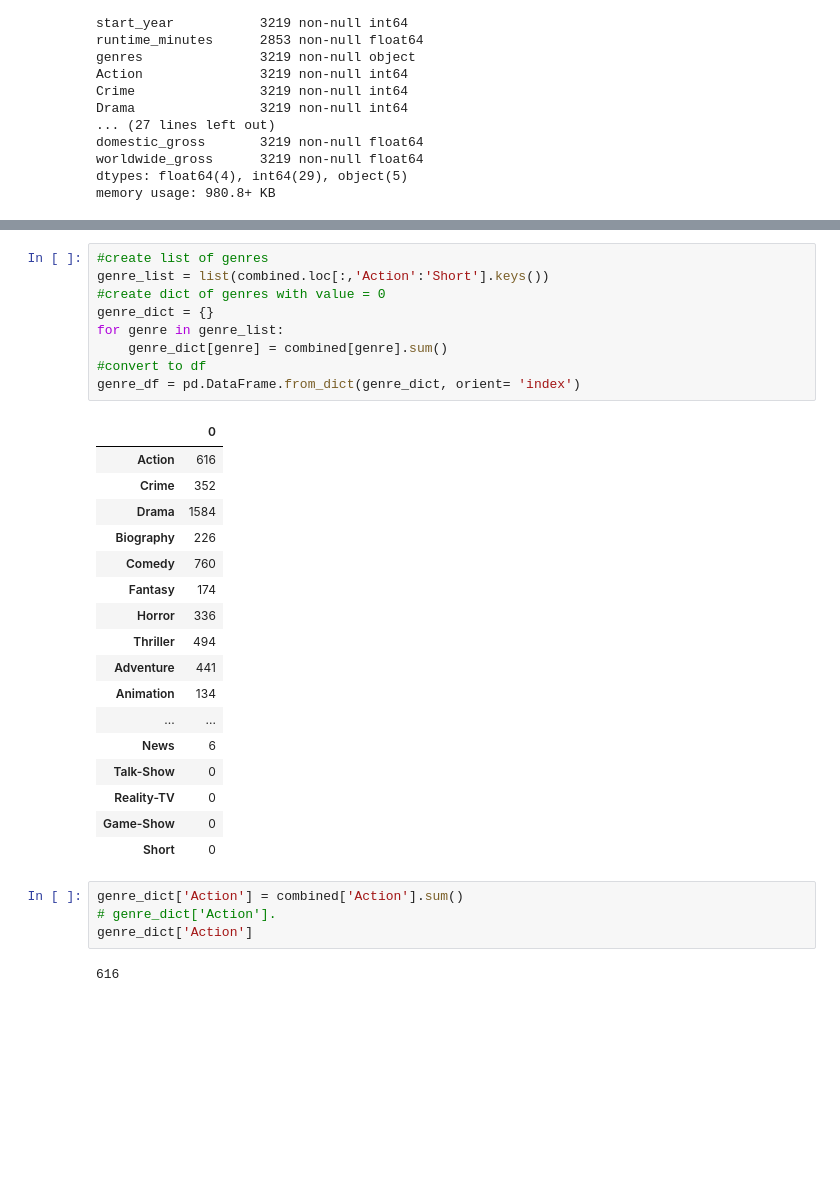
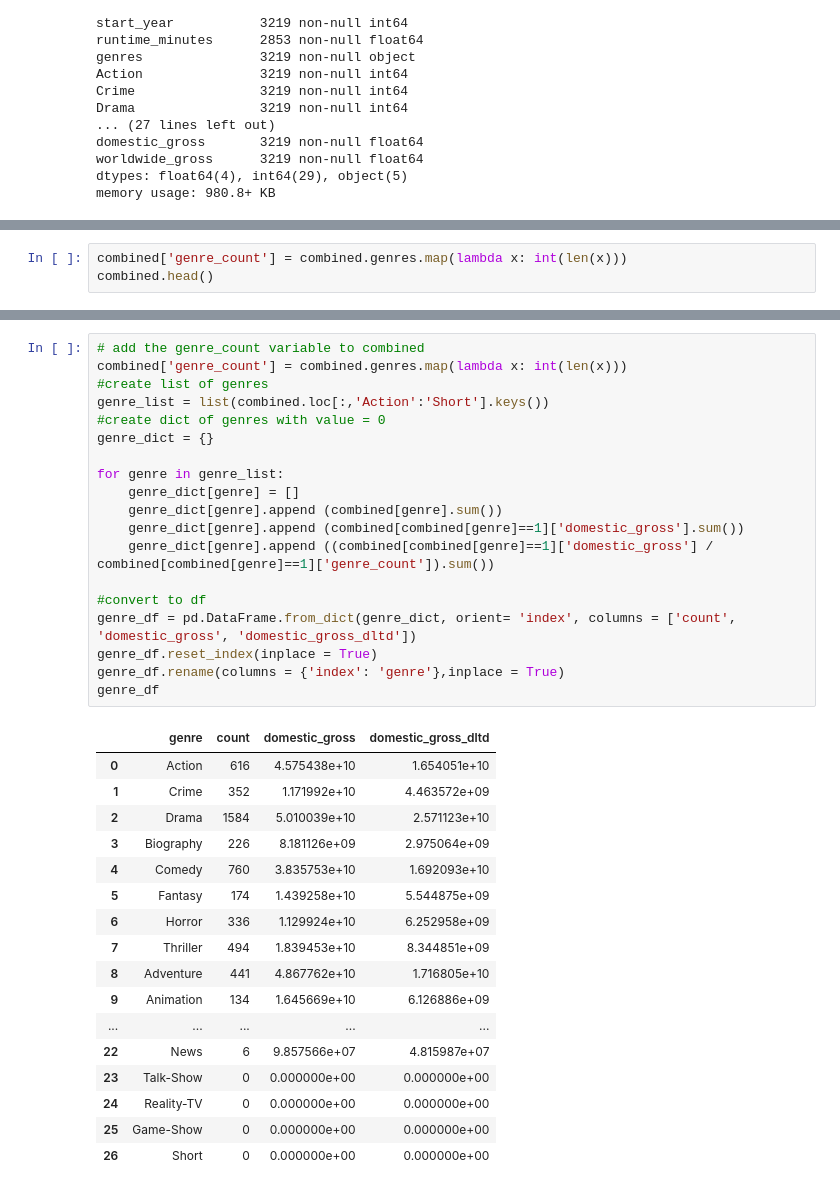
Before and after one commit to RumTumTum/mod_1_project, a Jupyter notebook: Revenue_by_genre.ipynb, the cells around one changed output, grey strips where cells are left out. Drawn from its saved outputs; the diff is of its cells as text; blank space fills up the shorter version.

```diff
--- a/Revenue_by_genre.ipynb
+++ b/Revenue_by_genre.ipynb
@@ -52,0 +75,3 @@ memory usage: 980.8+ KB
+# %%
+combined['genre_count'] = combined.genres.map(lambda x: int(len(x)))
+combined.head()
@@ -53,33 +86,37 @@ memory usage: 980.8+ KB
 # %%
+# add the genre_count variable to combined
+combined['genre_count'] = combined.genres.map(lambda x: int(len(x)))
 #create list of genres
 genre_list = list(combined.loc[:,'Action':'Short'].keys())
 #create dict of genres with value = 0
 genre_dict = {}
+
 for genre in genre_list:
-    genre_dict[genre] = combined[genre].sum()
+    genre_dict[genre] = []
+    genre_dict[genre].append (combined[genre].sum())
+    genre_dict[genre].append (combined[combined[genre]==1]['domestic_gross'].sum())
+    genre_dict[genre].append ((combined[combined[genre]==1]['domestic_gross'] / combined[combined[genre]==1]['genre_count']).sum())
+
 #convert to df
-genre_df = pd.DataFrame.from_dict(genre_dict, orient= 'index')
+genre_df = pd.DataFrame.from_dict(genre_dict, orient= 'index', columns = ['count', 'domestic_gross', 'domestic_gross_dltd'])
+genre_df.reset_index(inplace = True)
+genre_df.rename(columns = {'index': 'genre'},inplace = True)
+genre_df
 # %% [output]
-|  | 0 |
-| Action | 616 |
-| Crime | 352 |
-| Drama | 1584 |
-| Biography | 226 |
-| Comedy | 760 |
-| Fantasy | 174 |
-| Horror | 336 |
-| Thriller | 494 |
-| Adventure | 441 |
-| Animation | 134 |
-| ... | ... |
-| News | 6 |
-| Talk-Show | 0 |
-| Reality-TV | 0 |
-| Game-Show | 0 |
-| Short | 0 |
+|  | genre | count | domestic_gross | domestic_gross_dltd |
+| 0 | Action | 616 | 4.575438e+10 | 1.654051e+10 |
+| 1 | Crime | 352 | 1.171992e+10 | 4.463572e+09 |
+| 2 | Drama | 1584 | 5.010039e+10 | 2.571123e+10 |
+| 3 | Biography | 226 | 8.181126e+09 | 2.975064e+09 |
+| 4 | Comedy | 760 | 3.835753e+10 | 1.692093e+10 |
+| 5 | Fantasy | 174 | 1.439258e+10 | 5.544875e+09 |
+| 6 | Horror | 336 | 1.129924e+10 | 6.252958e+09 |
+| 7 | Thriller | 494 | 1.839453e+10 | 8.344851e+09 |
+| 8 | Adventure | 441 | 4.867762e+10 | 1.716805e+10 |
+| 9 | Animation | 134 | 1.645669e+10 | 6.126886e+09 |
+| ... | ... | ... | ... | ... |
+| 22 | News | 6 | 9.857566e+07 | 4.815987e+07 |
+| 23 | Talk-Show | 0 | 0.000000e+00 | 0.000000e+00 |
+| 24 | Reality-TV | 0 | 0.000000e+00 | 0.000000e+00 |
+| 25 | Game-Show | 0 | 0.000000e+00 | 0.000000e+00 |
+| 26 | Short | 0 | 0.000000e+00 | 0.000000e+00 |
-# %%
-genre_dict['Action'] = combined['Action'].sum()
-# genre_dict['Action'].
-genre_dict['Action']
-# %% [output]
-616
```
Also changed, not shown: parts of 9 cells of this notebook.
